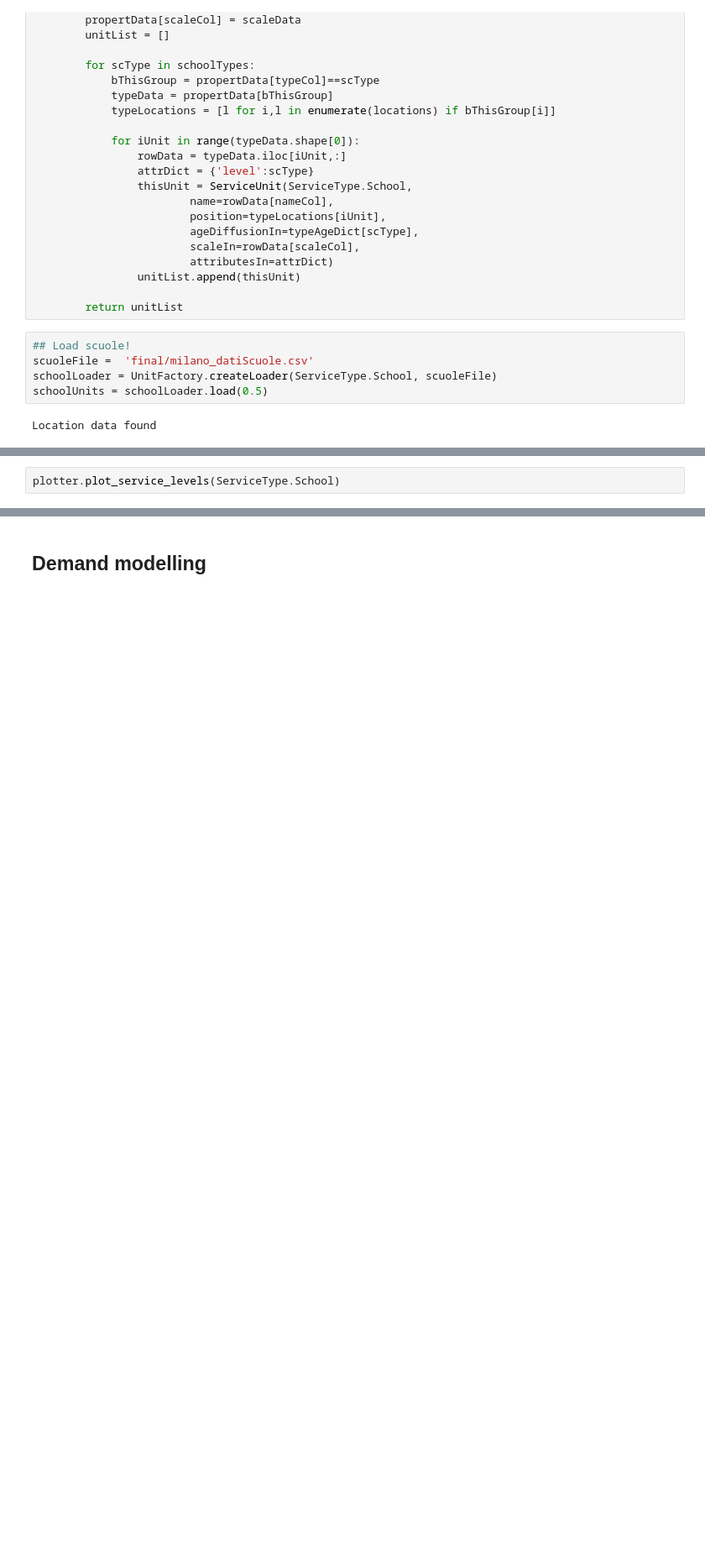
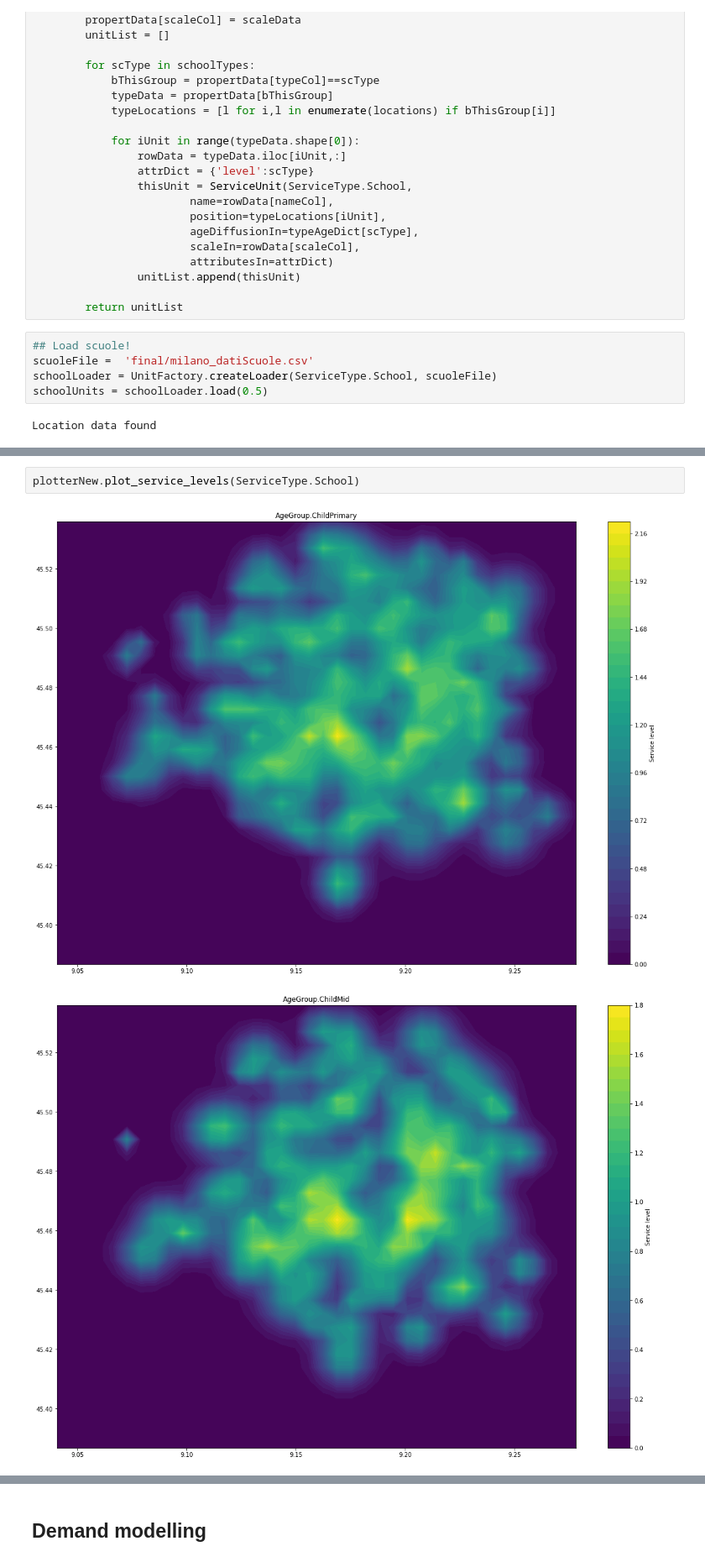
Before and after one commit to davideveronese/daf-data-science, a Jupyter notebook: mappa_quartiere/CityServicesModel.ipynb, the cells around one changed output, grey strips where cells are left out. Shown at 84% size. Saved outputs shown, nothing was run; the diff lists cells and outputs as text; blank space fills up the shorter version.

```diff
--- a/mappa_quartiere/CityServicesModel.ipynb
+++ b/mappa_quartiere/CityServicesModel.ipynb
@@ -456,2 +367,5 @@ sns.distplot(plotter.scale,50)
 # %%
-plotter.plot_service_levels(ServiceType.School)
+plotterNew.plot_service_levels(ServiceType.School)
+# %% [output]
+[figure, added]
+[figure, added]
```
Also changed, not shown: parts of 25 cells of this notebook.
